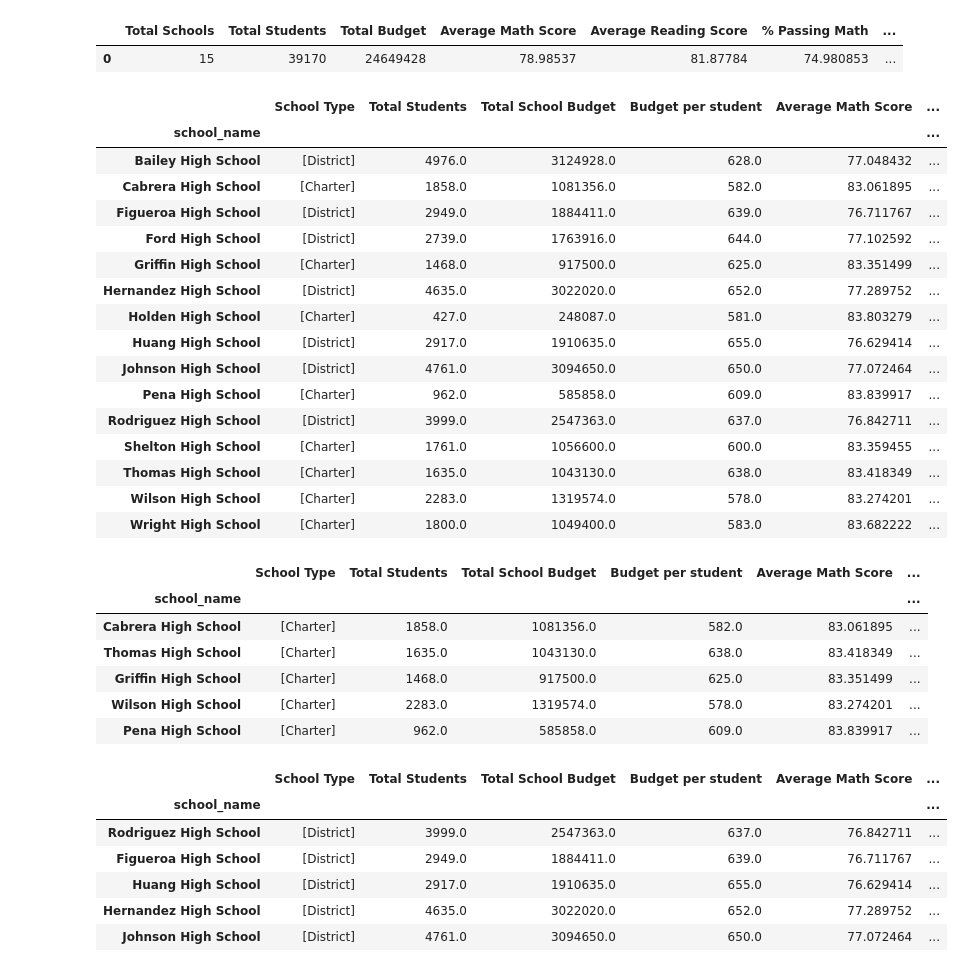
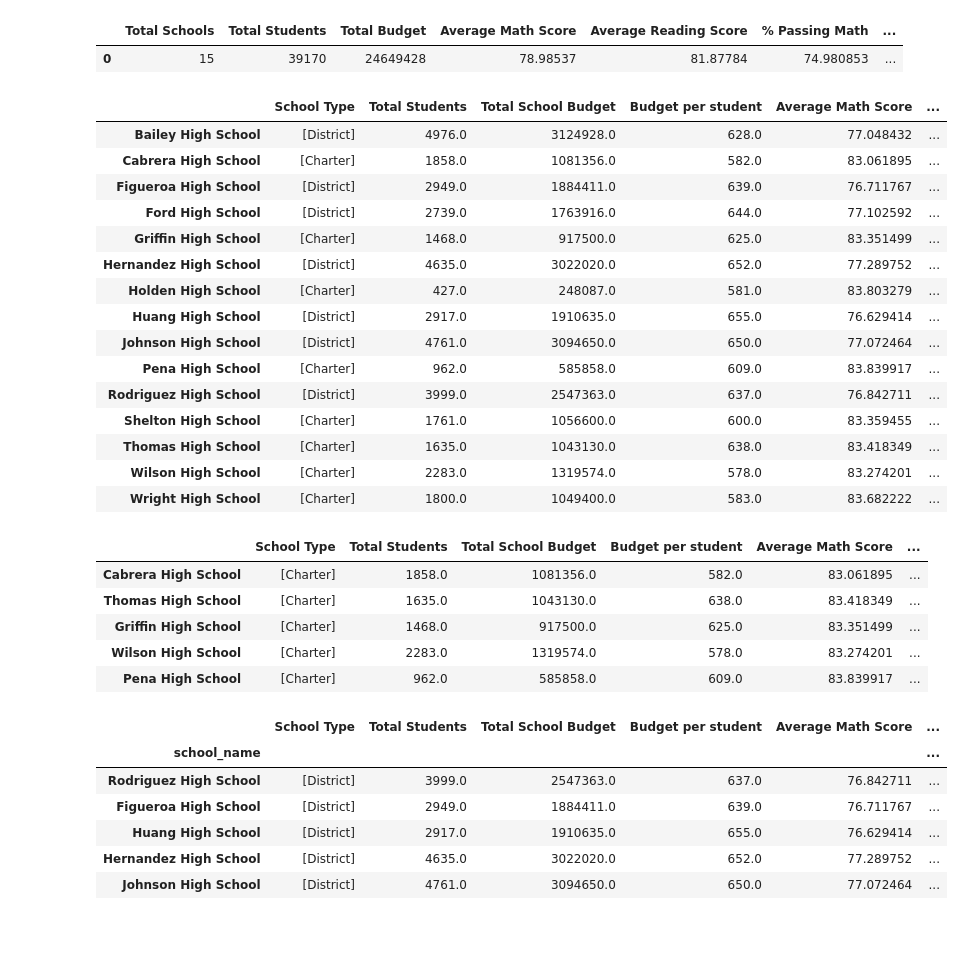
Before and after one commit to akarpie96/pandas-challenge, a Jupyter notebook: PyCitySchools.ipynb, the cells around one changed output. Drawn from its saved outputs; the diff is of its cells as text; code cells hidden in the pictures; blank space fills up the shorter version.

```diff
--- a/PyCitySchools.ipynb
+++ b/PyCitySchools.ipynb
@@ -113,34 +113,35 @@ school_summary_df["% Overall Passing"]=(passing_both_total/total_students_school
 
 school_summary_df=school_summary_df[["School Type",
                                      "size",
                                      "budget",
                                      "Budget per student",
                                      "math_score",
                                      "reading_score",
                                      "% Passing Math",
                                      "% Passing Reading",
                                      "% Overall Passing"]]
 
 
 
 
 
 renamed_Df=school_summary_df.rename(columns={"School Type": "School Type",
                                              "size":"Total Students",
                                              "budget":"Total School Budget",
                                             "math_score": "Average Math Score",
                                             "reading_score":"Average Reading Score"})
 
 
 school_summary_df
 
 
 renamed_Df = renamed_Df.loc[:,~renamed_Df.columns.duplicated()]
 
+renamed_Df.index.name=None
+
 renamed_Df
 # %% [output]
 |  | School Type | Total Students | Total School Budget | Budget per student | Average Math Score | ... |
-| school_name |  |  |  |  |  | ... |
 | Bailey High School | [District] | 4976.0 | 3124928.0 | 628.0 | 77.048432 | ... |
 | Cabrera High School | [Charter] | 1858.0 | 1081356.0 | 582.0 | 83.061895 | ... |
 | Figueroa High School | [District] | 2949.0 | 1884411.0 | 639.0 | 76.711767 | ... |
@@ -161,7 +162,6 @@ Strongest_Schools_Df = renamed_Df.sort_values(["% Overall Passing"], ascending=F
 Strongest_Schools_Df.head()
 # %% [output]
 |  | School Type | Total Students | Total School Budget | Budget per student | Average Math Score | ... |
-| school_name |  |  |  |  |  | ... |
 | Cabrera High School | [Charter] | 1858.0 | 1081356.0 | 582.0 | 83.061895 | ... |
 | Thomas High School | [Charter] | 1635.0 | 1043130.0 | 638.0 | 83.418349 | ... |
 | Griffin High School | [Charter] | 1468.0 | 917500.0 | 625.0 | 83.351499 | ... |
```
Also changed, not shown: parts of 1 cell of this notebook.
